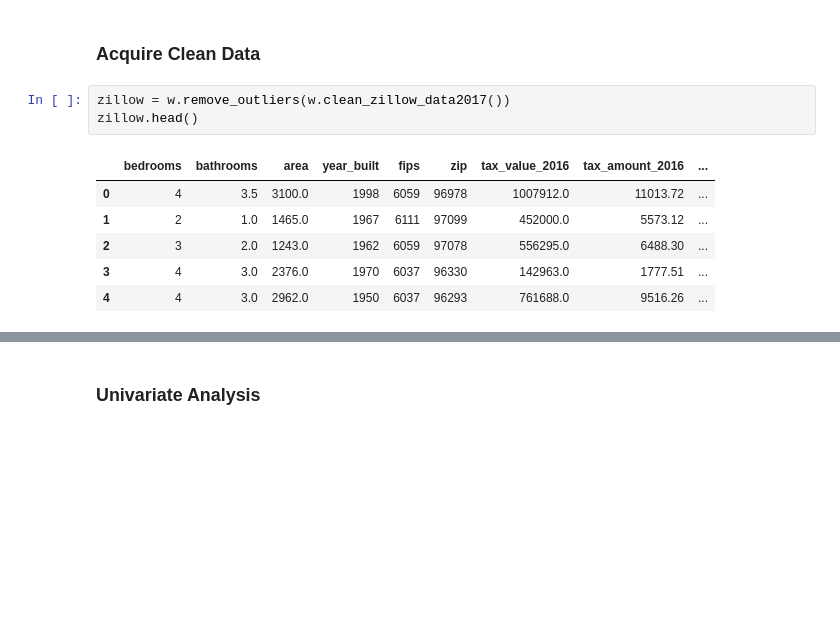
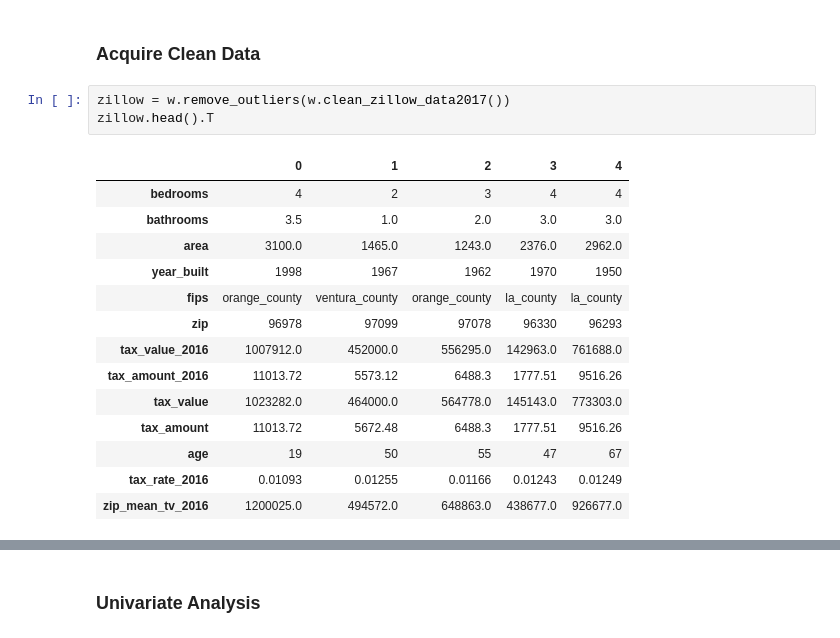
Before and after one commit to corey-baughman/010_regression_project, a Jupyter notebook: zillow_1.ipynb, the cells around one changed output, grey strips where cells are left out. Cells and saved outputs as stored; diff of their text form; blank space fills up the shorter version.

```diff
--- a/zillow_1.ipynb
+++ b/zillow_1.ipynb
@@ -50,14 +178,22 @@ np.random.seed = 9751
 ### Acquire Clean Data
 # %%
 zillow = w.remove_outliers(w.clean_zillow_data2017())
-zillow.head()
+zillow.head().T
 # %% [output]
-|  | bedrooms | bathrooms | area | year_built | fips | zip | tax_value_2016 | tax_amount_2016 | ... |
-| 0 | 4 | 3.5 | 3100.0 | 1998 | 6059 | 96978 | 1007912.0 | 11013.72 | ... |
-| 1 | 2 | 1.0 | 1465.0 | 1967 | 6111 | 97099 | 452000.0 | 5573.12 | ... |
-| 2 | 3 | 2.0 | 1243.0 | 1962 | 6059 | 97078 | 556295.0 | 6488.30 | ... |
-| 3 | 4 | 3.0 | 2376.0 | 1970 | 6037 | 96330 | 142963.0 | 1777.51 | ... |
-| 4 | 4 | 3.0 | 2962.0 | 1950 | 6037 | 96293 | 761688.0 | 9516.26 | ... |
+|  | 0 | 1 | 2 | 3 | 4 |
+| bedrooms | 4 | 2 | 3 | 4 | 4 |
+| bathrooms | 3.5 | 1.0 | 2.0 | 3.0 | 3.0 |
+| area | 3100.0 | 1465.0 | 1243.0 | 2376.0 | 2962.0 |
+| year_built | 1998 | 1967 | 1962 | 1970 | 1950 |
+| fips | orange_county | ventura_county | orange_county | la_county | la_county |
+| zip | 96978 | 97099 | 97078 | 96330 | 96293 |
+| tax_value_2016 | 1007912.0 | 452000.0 | 556295.0 | 142963.0 | 761688.0 |
+| tax_amount_2016 | 11013.72 | 5573.12 | 6488.3 | 1777.51 | 9516.26 |
+| tax_value | 1023282.0 | 464000.0 | 564778.0 | 145143.0 | 773303.0 |
+| tax_amount | 11013.72 | 5672.48 | 6488.3 | 1777.51 | 9516.26 |
+| age | 19 | 50 | 55 | 47 | 67 |
+| tax_rate_2016 | 0.01093 | 0.01255 | 0.01166 | 0.01243 | 0.01249 |
+| zip_mean_tv_2016 | 1200025.0 | 494572.0 | 648863.0 | 438677.0 | 926677.0 |
 # %%
 zillow.info()
 # %% [output]
```
Also changed, not shown: parts of 68 cells of this notebook, 3 other files.
